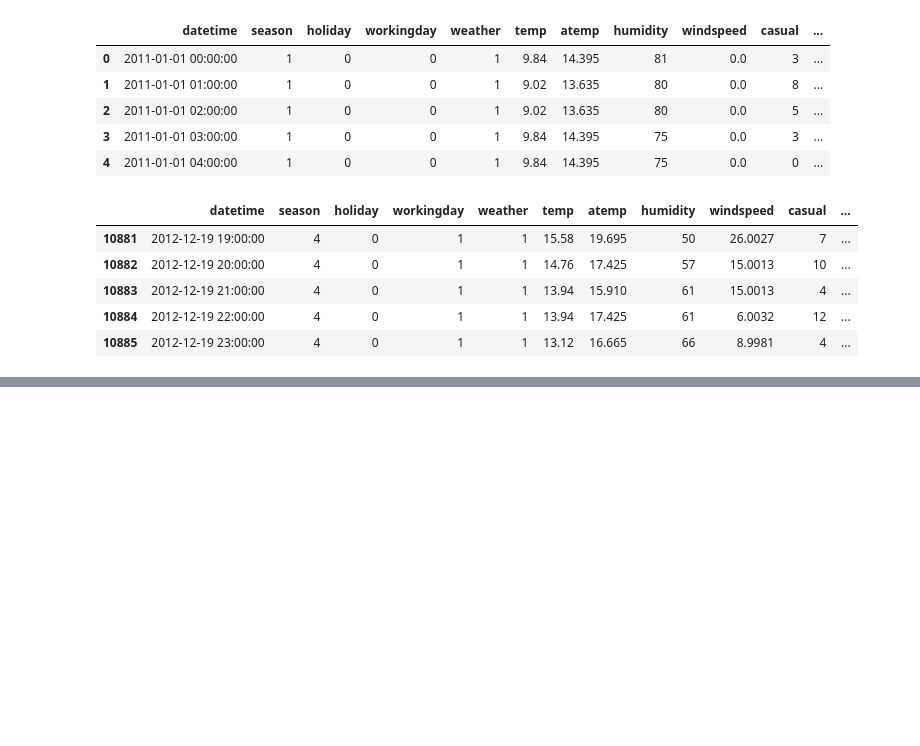
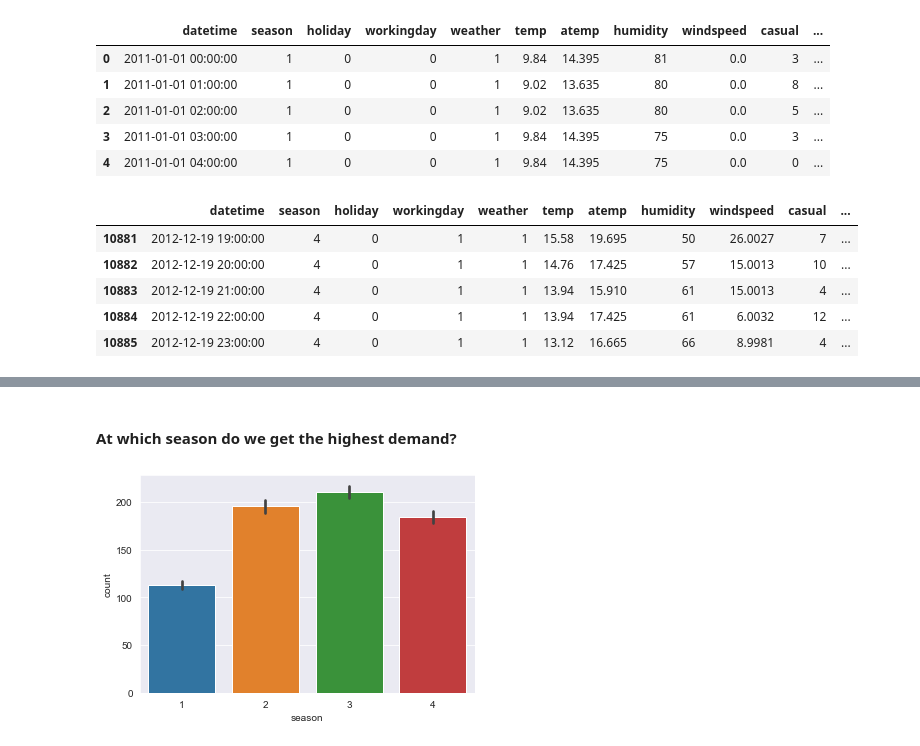
Before and after one commit to cap-ml-119/ezzaldeen-mousa, a Jupyter notebook: bike-sharing-demand/app/src/models/bike-sharing-EDA.ipynb, the cells around one changed output, grey strips where cells are left out. Cells and saved outputs as stored; diff of their text form; code cells hidden in the pictures; blank space fills up the shorter version.

```diff
--- a/bike-sharing-demand/app/src/models/bike-sharing-EDA.ipynb
+++ b/bike-sharing-demand/app/src/models/bike-sharing-EDA.ipynb
@@ -124,0 +137,8 @@ data.head()
+# %% [markdown]
+#### At which season do we get the highest demand?
+# %%
+sns.set_style('darkgrid')
+sns.barplot(data=data, x='season', y='count')
+plt.show()
+# %% [output]
+[figure, added]
```
Also changed, not shown: parts of 35 cells of this notebook, 2 other files.
